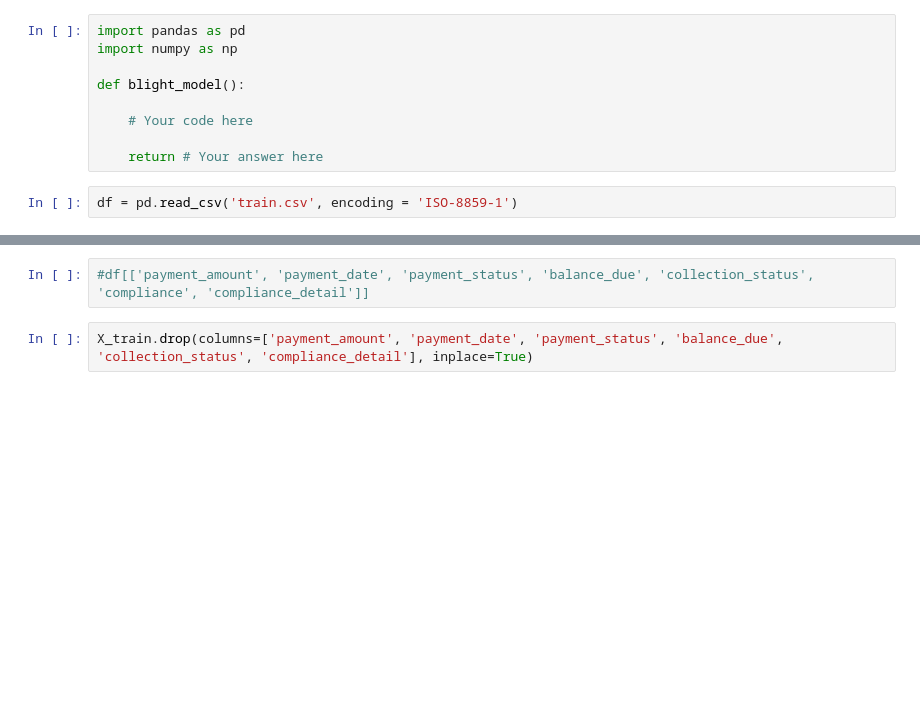
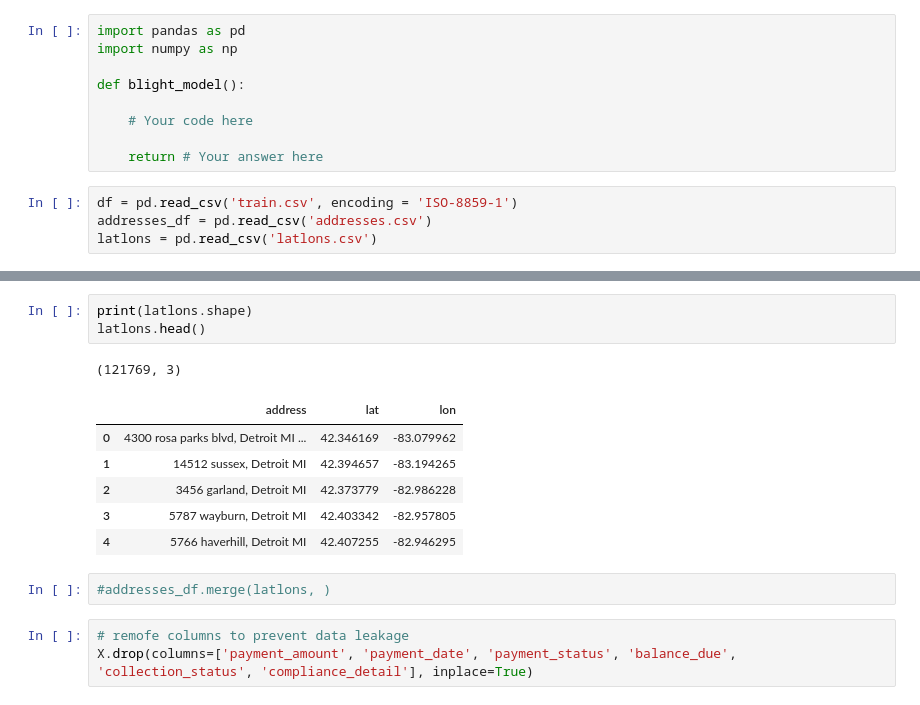
Before and after one commit to PavlovAS/coursera, a Jupyter notebook: Michigan_Python/Course_3_ML/Assignment_4.ipynb, the cells around one changed output, grey strips where cells are left out. Drawn from its saved outputs; the diff is of its cells as text; blank space fills up the shorter version.

```diff
--- a/Michigan_Python/Course_3_ML/Assignment_4.ipynb
+++ b/Michigan_Python/Course_3_ML/Assignment_4.ipynb
@@ -111,4 +111,6 @@ def blight_model():
     return # Your answer here
 # %%
 df = pd.read_csv('train.csv', encoding = 'ISO-8859-1')
+addresses_df = pd.read_csv('addresses.csv')
+latlons = pd.read_csv('latlons.csv')
 # %%
@@ -132,4 +143,16 @@ Index(['ticket_id', 'agency_name', 'inspector_name', 'violator_name',
+# %%
+print(latlons.shape)
+latlons.head()
+# %% [output]
+(121769, 3)
+|  | address | lat | lon |
+| 0 | 4300 rosa parks blvd, Detroit MI ... | 42.346169 | -83.079962 |
+| 1 | 14512 sussex, Detroit MI | 42.394657 | -83.194265 |
+| 2 | 3456 garland, Detroit MI | 42.373779 | -82.986228 |
+| 3 | 5787 wayburn, Detroit MI | 42.403342 | -82.957805 |
+| 4 | 5766 haverhill, Detroit MI | 42.407255 | -82.946295 |
+# %%
+#addresses_df.merge(latlons, )
 # %%
-#df[['payment_amount', 'payment_date', 'payment_status', 'balance_due', 'collection_status', 'compliance', 'compliance_detail']]
+# remofe columns to prevent data leakage
+X.drop(columns=['payment_amount', 'payment_date', 'payment_status', 'balance_due', 'collection_status', 'compliance_detail'], inplace=True)
-# %%
-X_train.drop(columns=['payment_amount', 'payment_date', 'payment_status', 'balance_due', 'collection_status', 'compliance_detail'], inplace=True)
```
Also changed, not shown: parts of 28 cells of this notebook.
